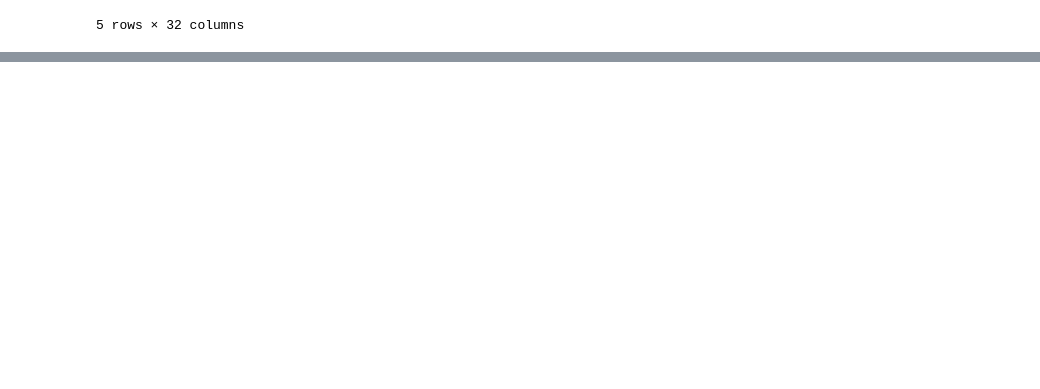
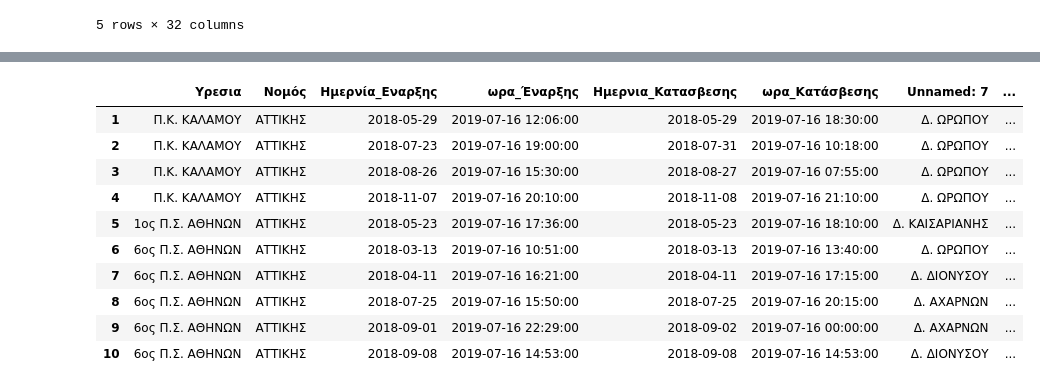
Before and after one commit to kosmaspanag/data-studio-projects, a Jupyter notebook: Weekly projects/Fires_in Greece/Fires in Greece.ipynb, the cells around one changed output, grey strips where cells are left out. Cells and saved outputs as stored; diff of their text form; code cells hidden in the pictures; blank space fills up the shorter version.

```diff
--- a/Weekly projects/Fires_in Greece/Fires in Greece.ipynb
+++ b/Weekly projects/Fires_in Greece/Fires in Greece.ipynb
@@ -29,0 +158,5 @@ df.head()
+# %%
+df['Ημερνία_Εναρξης'] = pd.to_datetime(df['Ημερνία_Εναρξης'])
+df['Ημερνια_Κατασβεσης'] = pd.to_datetime(df['Ημερνια_Κατασβεσης'])
+df['ωρα_Έναρξης'] = pd.to_datetime(df['ωρα_Έναρξης'])
+df['ωρα_Κατάσβεσης'] = pd.to_datetime(df['ωρα_Κατάσβεσης'])
@@ -29,0 +183,23 @@ df.head()
+# %%
+df['Καμμένες_Εκτάσεις'] = df['Καμμένες_Εκτάσεις'].astype(int)
+df['Δασική_Έκταση'] = df['Δασική_Έκταση'].astype(int)
+df['Άλση'] = df['Άλση'].astype(int)
+df['Χορτκές_Εκτάσεις'] = df['Χορτκές_Εκτάσεις'].astype(int)
+df['Καλάμια_Βάλτοι'] = df['Καλάμια_Βάλτοι'].astype(int)
+df['Υπολλείματα_Καλλιεργειών'] = df['Υπολλείματα_Καλλιεργειών'].astype(int)
+df['Σκουπιδότοποι'] = df['Σκουπιδότοποι'].astype(int)
+df['ΠΥΡΟΣ_ΣΩΜΑ'] = df['ΠΥΡΟΣ_ΣΩΜΑ'].astype(int)
+df['ΠΕΖΟΠΟΡΑ_ΤΜΗΜΑΤΑ'] = df['ΠΕΖΟΠΟΡΑ_ΤΜΗΜΑΤΑ'].astype(int)
+df['ΕΘΕΛΟ_ΝΤΕΣ'] = df['ΕΘΕΛΟ_ΝΤΕΣ'].astype(int)
+df['ΣΤΡΑΤΟΣ'] = df['ΣΤΡΑΤΟΣ'].astype(int)
+df['ΑΛΛΕΣ_ΔΥΝΑΜΕΙΣ'] = df['ΑΛΛΕΣ_ΔΥΝΑΜΕΙΣ'].astype(int)
+df['ΠΥΡΟΣ_ΟΧΗΜ'] = df['ΠΥΡΟΣ_ΟΧΗΜ'].astype(int)
+df['ΟΧΗΜ_ΟΤΑ'] = df['ΟΧΗΜ_ΟΤΑ'].astype(int)
+df['ΒΥΤΙΟ_ΦΟΡΑ'] = df['ΒΥΤΙΟ_ΦΟΡΑ'].astype(int)
+df['ΜΗΧΑΝΗ_ΜΑΤΑ'] = df['ΜΗΧΑΝΗ_ΜΑΤΑ'].astype(int)
+df['ΕΛΙΚΟ_ΠΤΕΡΑ'] = df['ΕΛΙΚΟ_ΠΤΕΡΑ'].astype(int)
+df['ΜΗΧΑΝΗ_ΜΑΤΑ'] = df['ΜΗΧΑΝΗ_ΜΑΤΑ'].astype(int)
+df['Α_Φ_CL415'] = df['Α_Φ_CL415'].astype(int)
+df['Α_Φ_CL215'] = df['Α_Φ_CL215'].astype(int)
+df['Α_Φ_PZL'] = df['Α_Φ_PZL'].astype(int)
+df['Α_Φ_GRU'] = df['Α_Φ_GRU'].astype(int)
@@ -29,0 +226,18 @@ df.head()
+# %%
+df['ώρα_σβησίματος'] = (df['ωρα_Κατάσβεσης'] - df['ωρα_Έναρξης'])
+# %%
+df['ημερες_σβησίματος'] = (df['Ημερνια_Κατασβεσης'] - df['Ημερνία_Εναρξης']).dt.days
+# %%
+df.head(10)
+# %% [output]
+|  | Υρεσια | Νομός | Ημερνία_Εναρξης | ωρα_Έναρξης | Ημερνια_Κατασβεσης | ωρα_Κατάσβεσης | Unnamed: 7 | ... |
+| 1 | Π.Κ. ΚΑΛΑΜΟΥ | ΑΤΤΙΚΗΣ | 2018-05-29 | 2019-07-16 12:06:00 | 2018-05-29 | 2019-07-16 18:30:00 | Δ. ΩΡΩΠΟΥ | ... |
+| 2 | Π.Κ. ΚΑΛΑΜΟΥ | ΑΤΤΙΚΗΣ | 2018-07-23 | 2019-07-16 19:00:00 | 2018-07-31 | 2019-07-16 10:18:00 | Δ. ΩΡΩΠΟΥ | ... |
+| 3 | Π.Κ. ΚΑΛΑΜΟΥ | ΑΤΤΙΚΗΣ | 2018-08-26 | 2019-07-16 15:30:00 | 2018-08-27 | 2019-07-16 07:55:00 | Δ. ΩΡΩΠΟΥ | ... |
+| 4 | Π.Κ. ΚΑΛΑΜΟΥ | ΑΤΤΙΚΗΣ | 2018-11-07 | 2019-07-16 20:10:00 | 2018-11-08 | 2019-07-16 21:10:00 | Δ. ΩΡΩΠΟΥ | ... |
+| 5 | 1ος Π.Σ. ΑΘΗΝΩΝ | ΑΤΤΙΚΗΣ | 2018-05-23 | 2019-07-16 17:36:00 | 2018-05-23 | 2019-07-16 18:10:00 | Δ. ΚΑΙΣΑΡΙΑΝΗΣ | ... |
+| 6 | 6ος Π.Σ. ΑΘΗΝΩΝ | ΑΤΤΙΚΗΣ | 2018-03-13 | 2019-07-16 10:51:00 | 2018-03-13 | 2019-07-16 13:40:00 | Δ. ΩΡΩΠΟΥ | ... |
+| 7 | 6ος Π.Σ. ΑΘΗΝΩΝ | ΑΤΤΙΚΗΣ | 2018-04-11 | 2019-07-16 16:21:00 | 2018-04-11 | 2019-07-16 17:15:00 | Δ. ΔΙΟΝΥΣΟΥ | ... |
+| 8 | 6ος Π.Σ. ΑΘΗΝΩΝ | ΑΤΤΙΚΗΣ | 2018-07-25 | 2019-07-16 15:50:00 | 2018-07-25 | 2019-07-16 20:15:00 | Δ. ΑΧΑΡΝΩΝ | ... |
+| 9 | 6ος Π.Σ. ΑΘΗΝΩΝ | ΑΤΤΙΚΗΣ | 2018-09-01 | 2019-07-16 22:29:00 | 2018-09-02 | 2019-07-16 00:00:00 | Δ. ΑΧΑΡΝΩΝ | ... |
+| 10 | 6ος Π.Σ. ΑΘΗΝΩΝ | ΑΤΤΙΚΗΣ | 2018-09-08 | 2019-07-16 14:53:00 | 2018-09-08 | 2019-07-16 14:53:00 | Δ. ΔΙΟΝΥΣΟΥ | ... |
```
Also changed, not shown: parts of 23 cells of this notebook, 4 other files.
